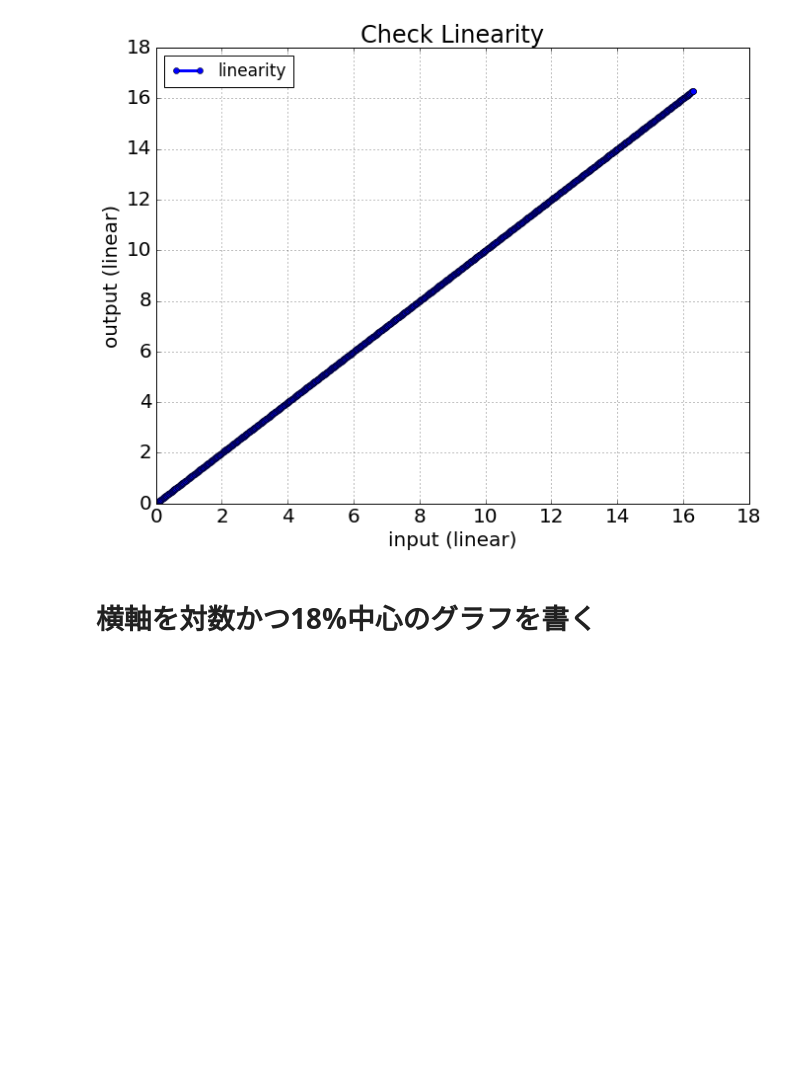
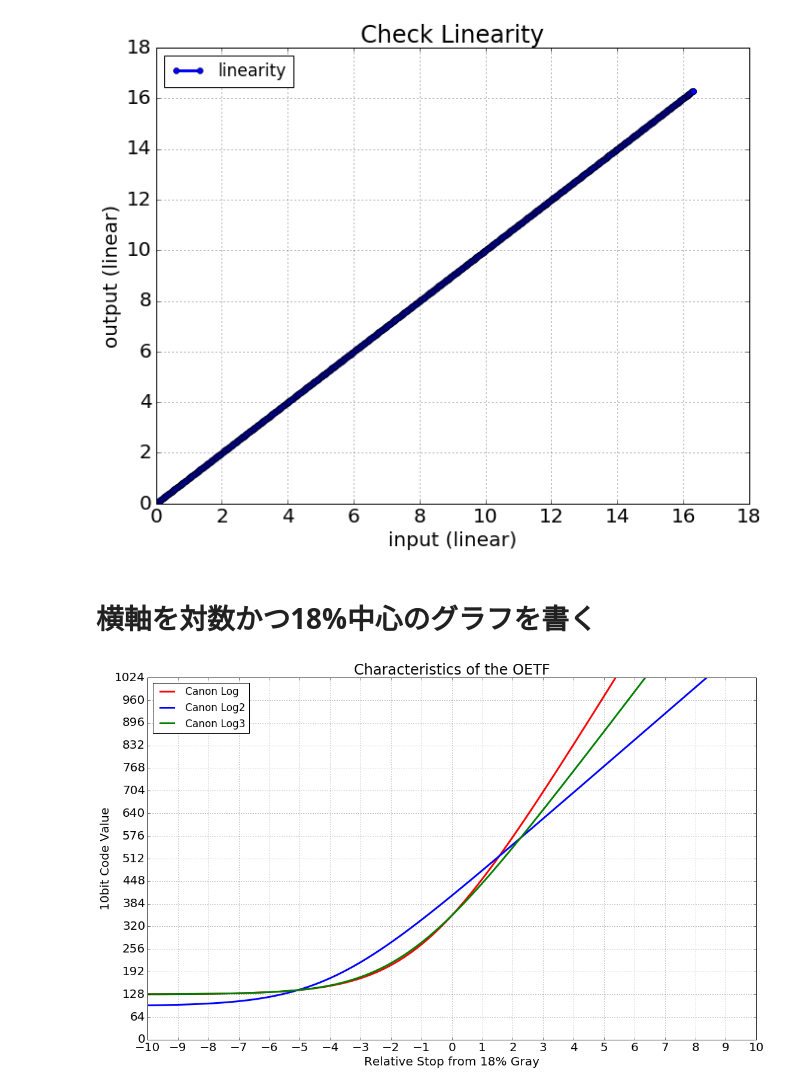
Before and after one commit to toru-ver4/sip, a Jupyter notebook: matplotlib/gamma_curve/plot_gamma_curve.ipynb, the cells around one changed output. Drawn from its saved outputs; the diff is of its cells as text; code cells hidden in the pictures; blank space fills up the shorter version.

```diff
--- a/matplotlib/gamma_curve/plot_gamma_curve.ipynb
+++ b/matplotlib/gamma_curve/plot_gamma_curve.ipynb
@@ -148,3 +153,12 @@ plt.show()
 [figure]
 # %% [markdown]
 # 横軸を対数かつ18%中心のグラフを書く
+# %%
+%matplotlib inline
+import gamma_curve as gc
+import numpy as np
+import imp
+imp.reload(gc)
+gc.plot_log_graph()
+# %% [output]
+[figure, added]
```
Also changed, not shown: parts of 3 cells of this notebook, 2 other files.
